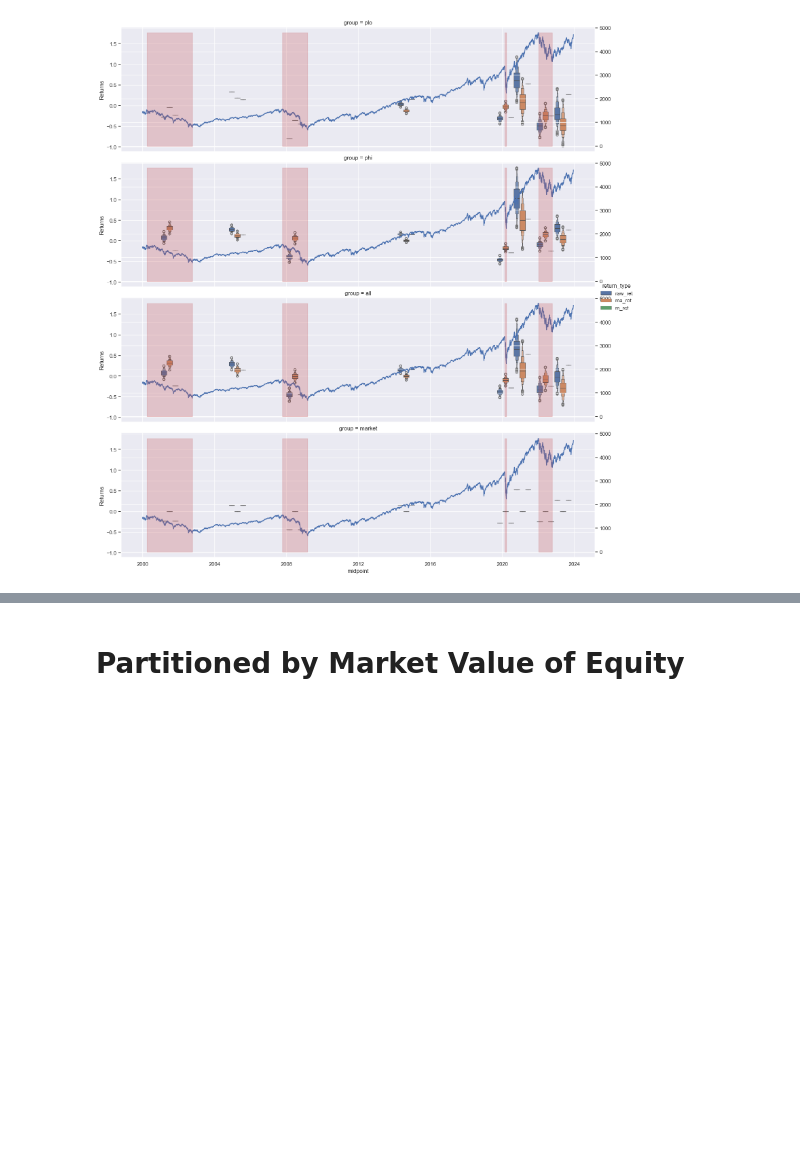
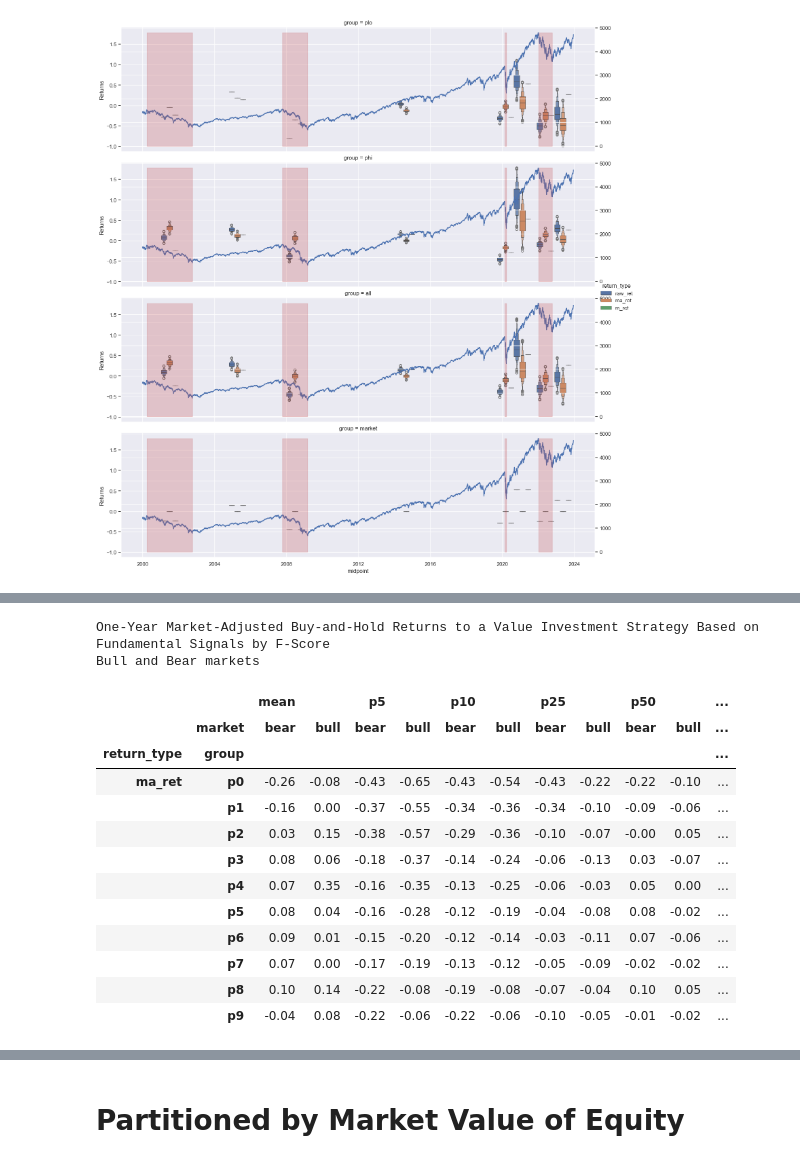
Before and after one commit to wlemmon/WQU_CAPSTONE, a Jupyter notebook: Bulls and Bears.ipynb, the cells around one changed output, grey strips where cells are left out. Cells and saved outputs as stored; diff of their text form; code cells hidden in the pictures; blank space fills up the shorter version.

```diff
--- a/Bulls and Bears.ipynb
+++ b/Bulls and Bears.ipynb
@@ -150,0 +175,25 @@ plt.show()
+# %%
+pgroup = {
+    "plo":"0:low",
+    "pmid":"1:mid",
+    "phi":"2:high"
+}
+ports2_temp = filter_pscore_groups(ports2).copy()
+ports2_temp['group'] = ports2_temp.group.map(pgroup)
+caption = ("One-Year Market-Adjusted Buy-and-Hold Returns to a Value Investment Strategy Based on Fundamental Signals"
+           " by F-Score group <br> Bull and Bear markets"
+          )
+d = (
+    pd.pivot_table(
+    data=ports2_temp,
+    index=['return_type','group',],
+    columns=['market'],
+    aggfunc=['mean',p5,p10,p25,p50,p75,p90,pos,ES,MS],
+    values='value',
+    .style
+    .set_caption(caption)
+    .set_table_styles(styles).format('{:.2f}')
+)
+
+display(d)
+dfi.export(d,"bulls_bears_returns.png",max_cols=-1)
@@ -151,3 +215,38 @@ plt.show()
+# %%
+ports2_temp = filter_pscores(ports2).copy()
+caption = ("One-Year Market-Adjusted Buy-and-Hold Returns to a Value Investment Strategy Based on Fundamental Signals"
+           " by F-Score <br> Bull and Bear markets"
+          )
+d = (
+    pd.pivot_table(
+    data=ports2_temp.query('return_type == "ma_ret"'),
+    index=['return_type','group',],
+    columns=['market'],
+    aggfunc=['mean',p5,p10,p25,p50,p75,p90,pos,ES,MS],
+    values='value',
+    .style
+    .set_caption(caption)
+    .set_table_styles(styles).format('{:.2f}')
+)
+
+display(d)
+dfi.export(d,"bulls_bears_returns_pscore.png",max_cols=-1)
+# %% [output]
+One-Year Market-Adjusted Buy-and-Hold Returns to a Value Investment Strategy Based on Fundamental Signals by F-Score
+Bull and Bear markets
+|  |  | mean |  | p5 |  | p10 |  | p25 |  | p50 |  | ... |
+|  | market | bear | bull | bear | bull | bear | bull | bear | bull | bear | bull | ... |
+| return_type | group |  |  |  |  |  |  |  |  |  |  | ... |
+| ma_ret | p0 | -0.26 | -0.08 | -0.43 | -0.65 | -0.43 | -0.54 | -0.43 | -0.22 | -0.22 | -0.10 | ... |
+|  | p1 | -0.16 | 0.00 | -0.37 | -0.55 | -0.34 | -0.36 | -0.34 | -0.10 | -0.09 | -0.06 | ... |
+|  | p2 | 0.03 | 0.15 | -0.38 | -0.57 | -0.29 | -0.36 | -0.10 | -0.07 | -0.00 | 0.05 | ... |
+|  | p3 | 0.08 | 0.06 | -0.18 | -0.37 | -0.14 | -0.24 | -0.06 | -0.13 | 0.03 | -0.07 | ... |
+|  | p4 | 0.07 | 0.35 | -0.16 | -0.35 | -0.13 | -0.25 | -0.06 | -0.03 | 0.05 | 0.00 | ... |
+|  | p5 | 0.08 | 0.04 | -0.16 | -0.28 | -0.12 | -0.19 | -0.04 | -0.08 | 0.08 | -0.02 | ... |
+|  | p6 | 0.09 | 0.01 | -0.15 | -0.20 | -0.12 | -0.14 | -0.03 | -0.11 | 0.07 | -0.06 | ... |
+|  | p7 | 0.07 | 0.00 | -0.17 | -0.19 | -0.13 | -0.12 | -0.05 | -0.09 | -0.02 | -0.02 | ... |
+|  | p8 | 0.10 | 0.14 | -0.22 | -0.08 | -0.19 | -0.08 | -0.07 | -0.04 | 0.10 | 0.05 | ... |
+|  | p9 | -0.04 | 0.08 | -0.22 | -0.06 | -0.22 | -0.06 | -0.10 | -0.05 | -0.01 | -0.02 | ... |
 # %%
 sort_rule = {f'p{i}': i for i in range(10)}
 sns.set(rc={'figure.figsize':(8.27, 5)})
```
Also changed, not shown: parts of 24 cells of this notebook, 12 other files.
